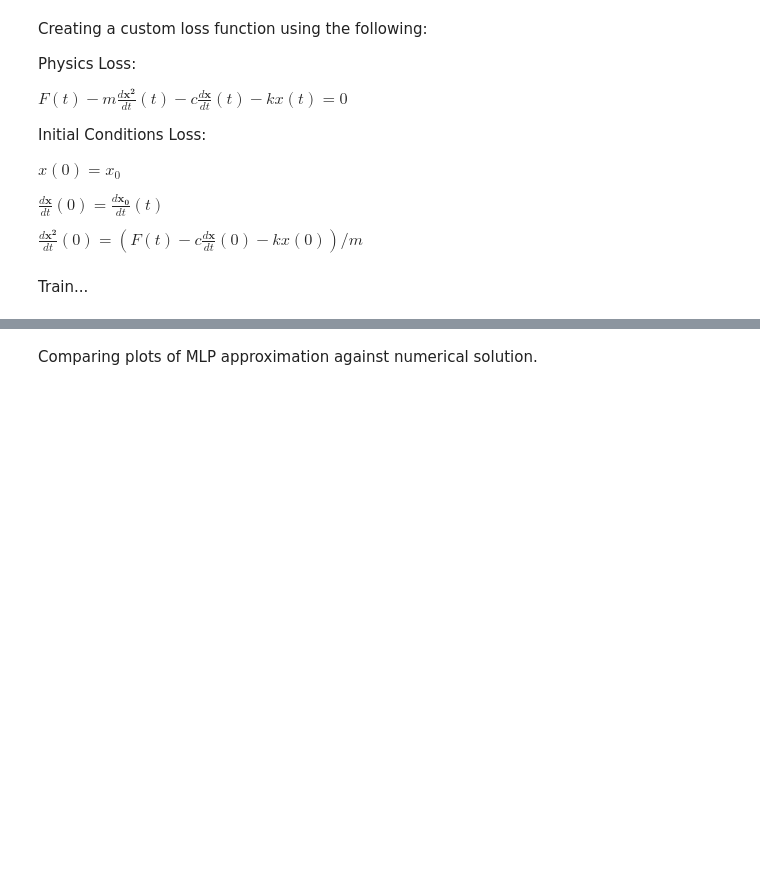
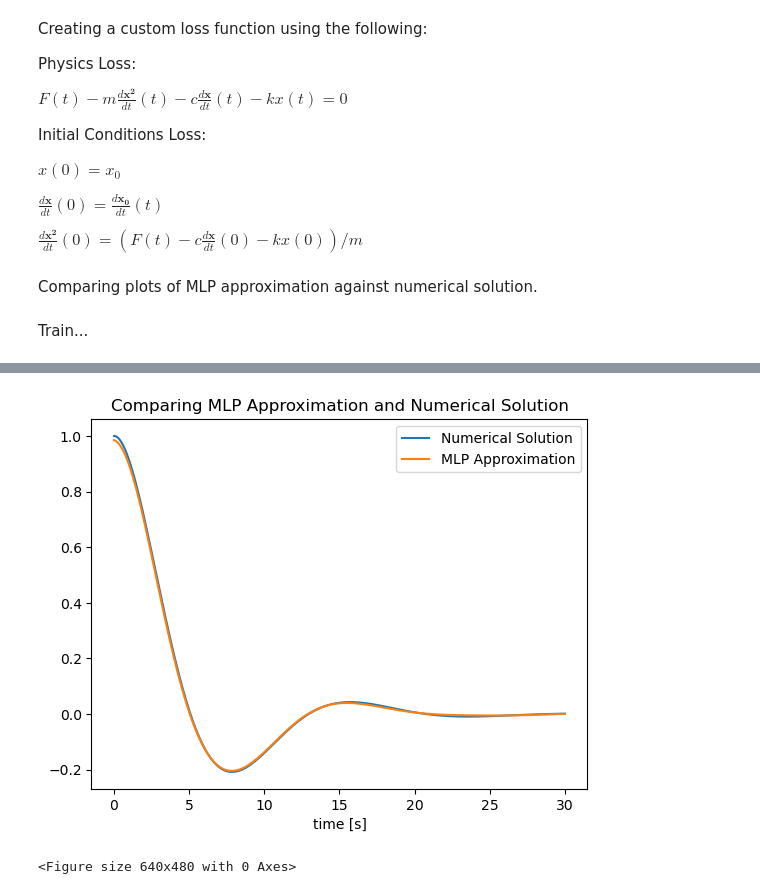
Before and after one commit to RoshenS/PINNs, a Jupyter notebook: PINN temp code.ipynb, the cells around one changed output, grey strips where cells are left out. Cells and saved outputs as stored; diff of their text form; code cells hidden in the pictures; blank space fills up the shorter version.

```diff
--- a/PINN temp code.ipynb
+++ b/PINN temp code.ipynb
@@ -127,11 +162,11 @@ def loss_fn(model, inputs):
 
     # Obtaining parameters to compute loss.
     x_pred = model(inputs)
+    first_deriv = torch.autograd.grad(x_pred, inputs, torch.ones_like(x_pred), create_graph=True, retain_graph=True)[0]
+    second_deriv = torch.autograd.grad(first_deriv, inputs, torch.ones_like(first_deriv), retain_graph=True)[0]
 
-    first_deriv = torch.autograd.grad(outputs=x_pred, inputs=inputs, grad_outputs=torch.ones_like(x_pred), create_graph=True, retain_graph=True)[0]
-    second_deriv = torch.autograd.grad(outputs=first_deriv, inputs=inputs, grad_outputs=torch.ones_like(first_deriv), retain_graph=True)[0]
-    dxdt_pred = first_deriv[:, 0]
-    d2xdt2_pred = second_deriv[:, 0]
+    dxdt_pred = first_deriv
+    d2xdt2_pred = second_deriv
 
     F = p['F']
     #F = inputs[:,1]
@@ -147,7 +182,7 @@ def loss_fn(model, inputs):
 
     # Calulate loss from boundary conditions
     initial_input = inputs.detach().clone()
-    initial_input[:,0] = torch.zeros_like(boundary_input[:,0])
+    initial_input[:,0] = torch.zeros_like(initial_input[:,0])
     initial_input.requires_grad_(True)
 
     x0_pred = model(initial_input)
@@ -169,3 +204,5 @@ def loss_fn(model, inputs):
     loss = phy_loss + i_loss
 
     return loss
+# %% [markdown]
+Comparing plots of MLP approximation against numerical solution.
@@ -172,7 +246,7 @@ def loss_fn(model, inputs):
 # %% [markdown]
 Train...
 # %%
-n_epochs = 3000
+n_epochs = 5001
 prev_loss = list()
 
 def closure():
@@ -183,7 +257,15 @@ def closure():
     return loss
 
 for epoch in range(n_epochs):
-    optim.step(closure)
+
+    loss = loss_fn(model, train)
+    optim.zero_grad()
+    loss.backward()
+    prev_loss.append(loss.item())
+    optim.step()
+
     if not (epoch%100):
         print(f'Finished epoch {epoch}, latest loss {prev_loss[-1]:.2E}')
-        prev_loss = list()
+
+plot_comp()
+# %% [output]
@@ -190,2 +289,2 @@ for epoch in range(n_epochs):
+[figure, added]
+<Figure size 640x480 with 0 Axes>
-# %% [markdown]
-Comparing plots of MLP approximation against numerical solution.
```
Also changed, not shown: parts of 6 cells of this notebook, 1 other file.
